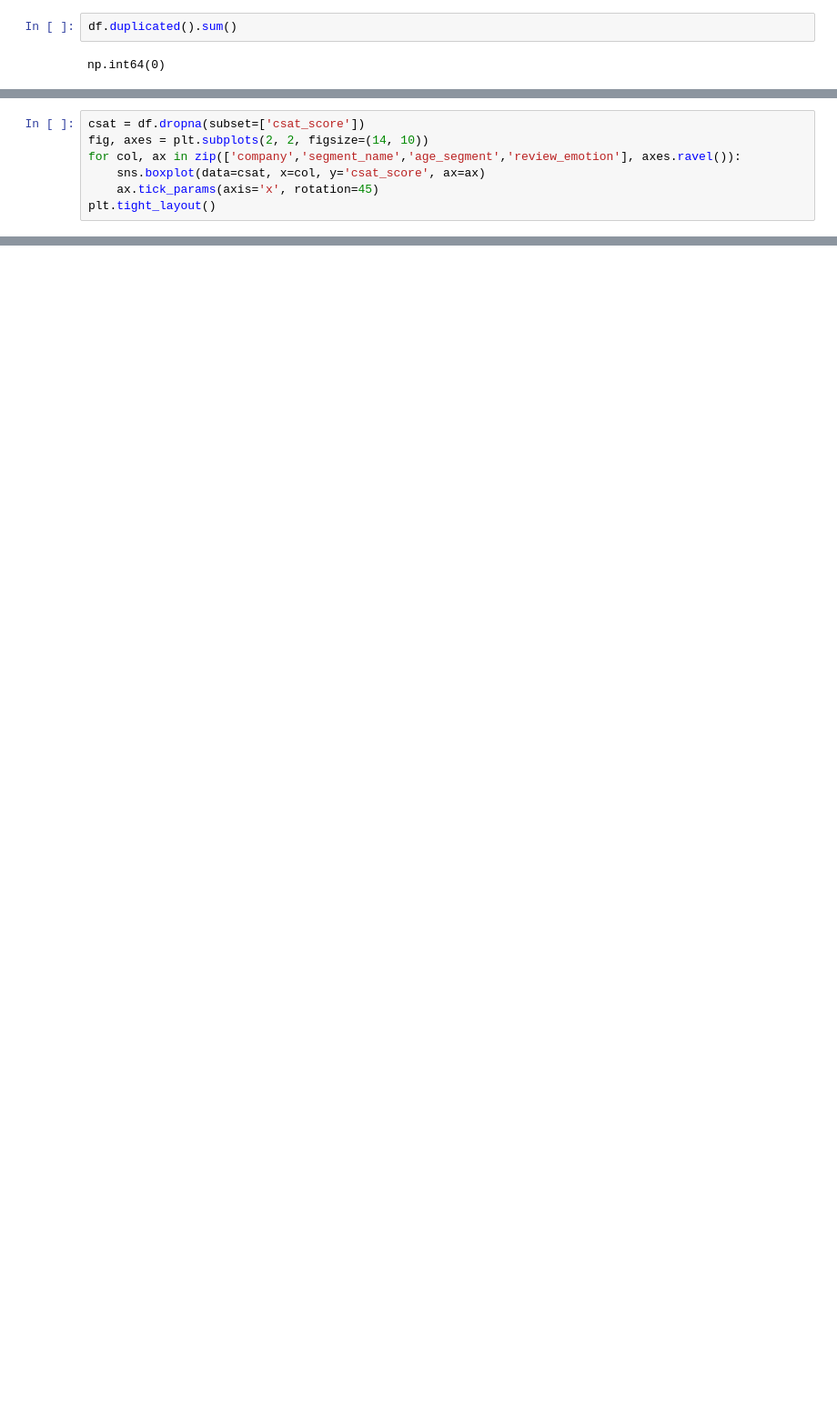
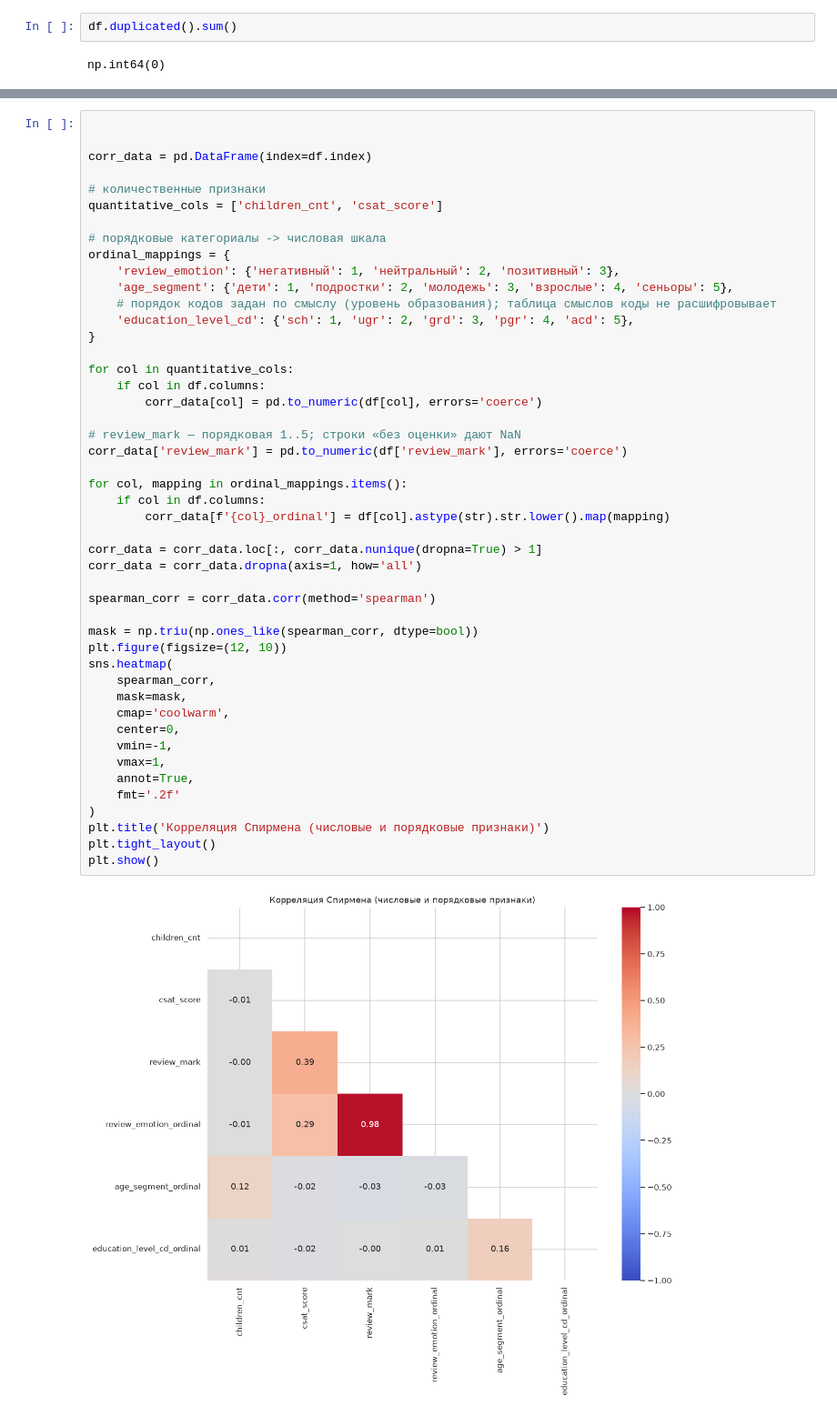
Before and after one commit to NuAsuka/bank-customer-satisfaction-ml-system, a Jupyter notebook: notebooks/01_eda.ipynb, the cells around one changed output, grey strips where cells are left out. Shown at 91% size. Cells and saved outputs as stored; diff of their text form; blank space fills up the shorter version.

```diff
--- a/notebooks/01_eda.ipynb
+++ b/notebooks/01_eda.ipynb
@@ -228,7 +268,0 @@ print('период:', df['review_dttm'].min(), '—', df['review_dttm'].max())
-# %%
-csat = df.dropna(subset=['csat_score'])
-fig, axes = plt.subplots(2, 2, figsize=(14, 10))
-for col, ax in zip(['company','segment_name','age_segment','review_emotion'], axes.ravel()):
-    sns.boxplot(data=csat, x=col, y='csat_score', ax=ax)
-    ax.tick_params(axis='x', rotation=45)
-plt.tight_layout()
@@ -286,0 +346,49 @@ plt.tight_layout()
+# %%
+
+
+corr_data = pd.DataFrame(index=df.index)
+
+# количественные признаки
+quantitative_cols = ['children_cnt', 'csat_score']
+
+# порядковые категориалы -> числовая шкала
+ordinal_mappings = {
+    'review_emotion': {'негативный': 1, 'нейтральный': 2, 'позитивный': 3},
+    'age_segment': {'дети': 1, 'подростки': 2, 'молодежь': 3, 'взрослые': 4, 'сеньоры': 5},
+    # порядок кодов задан по смыслу (уровень образования); таблица смыслов коды не расшифровывает
+    'education_level_cd': {'sch': 1, 'ugr': 2, 'grd': 3, 'pgr': 4, 'acd': 5},
+}
+
+for col in quantitative_cols:
+    if col in df.columns:
+        corr_data[col] = pd.to_numeric(df[col], errors='coerce')
+
+# review_mark — порядковая 1..5; строки «без оценки» дают NaN
+corr_data['review_mark'] = pd.to_numeric(df['review_mark'], errors='coerce')
+
+for col, mapping in ordinal_mappings.items():
+    if col in df.columns:
+        corr_data[f'{col}_ordinal'] = df[col].astype(str).str.lower().map(mapping)
+
+corr_data = corr_data.loc[:, corr_data.nunique(dropna=True) > 1]
+corr_data = corr_data.dropna(axis=1, how='all')
+
+spearman_corr = corr_data.corr(method='spearman')
+
+mask = np.triu(np.ones_like(spearman_corr, dtype=bool))
+plt.figure(figsize=(12, 10))
+sns.heatmap(
+    spearman_corr,
+    mask=mask,
+    cmap='coolwarm',
+    center=0,
+    vmin=-1,
+    vmax=1,
+    annot=True,
+    fmt='.2f'
+)
+plt.title('Корреляция Спирмена (числовые и порядковые признаки)')
+plt.tight_layout()
+plt.show()
+# %% [output]
+[figure, added]
```
Also changed, not shown: parts of 78 cells of this notebook, 24 other files.
